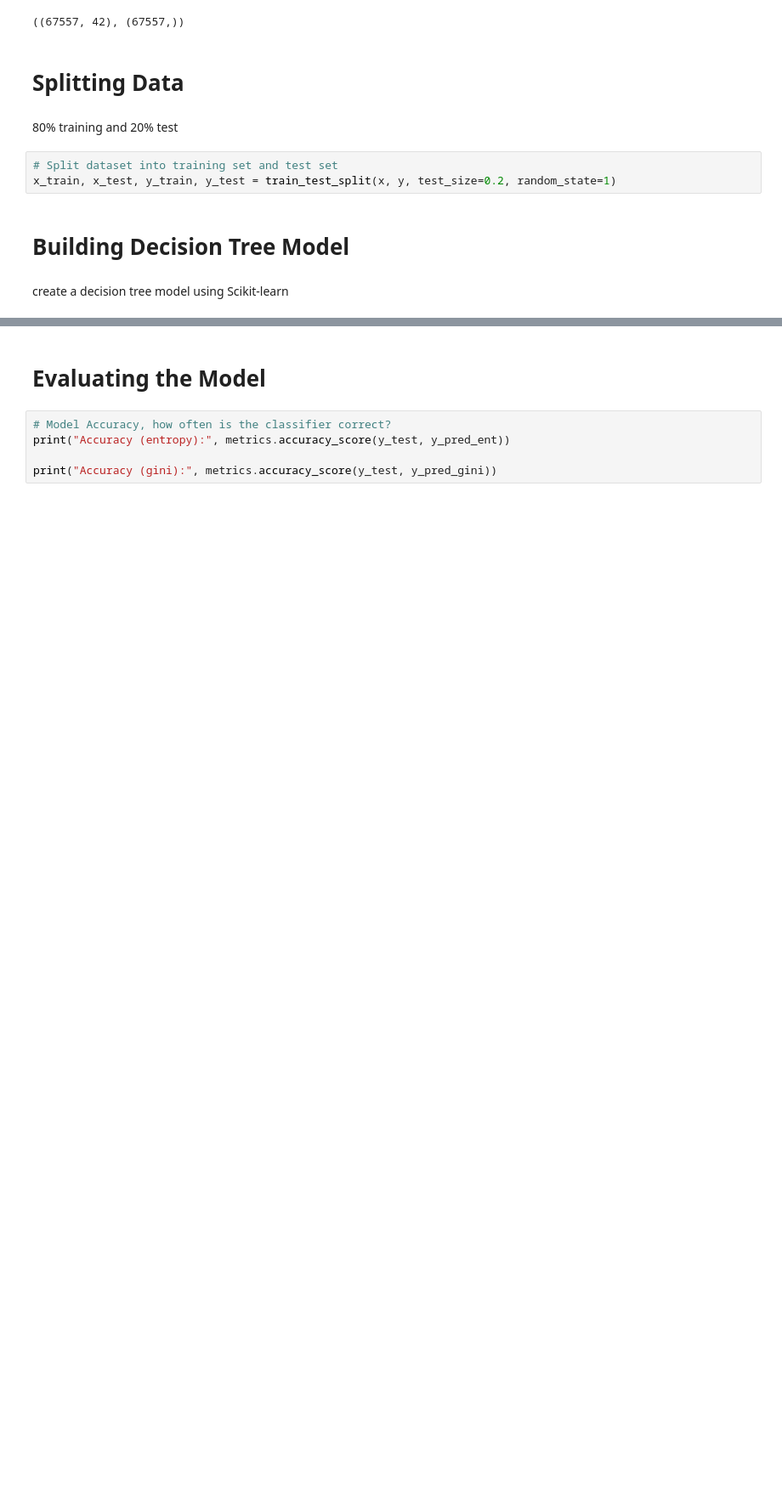
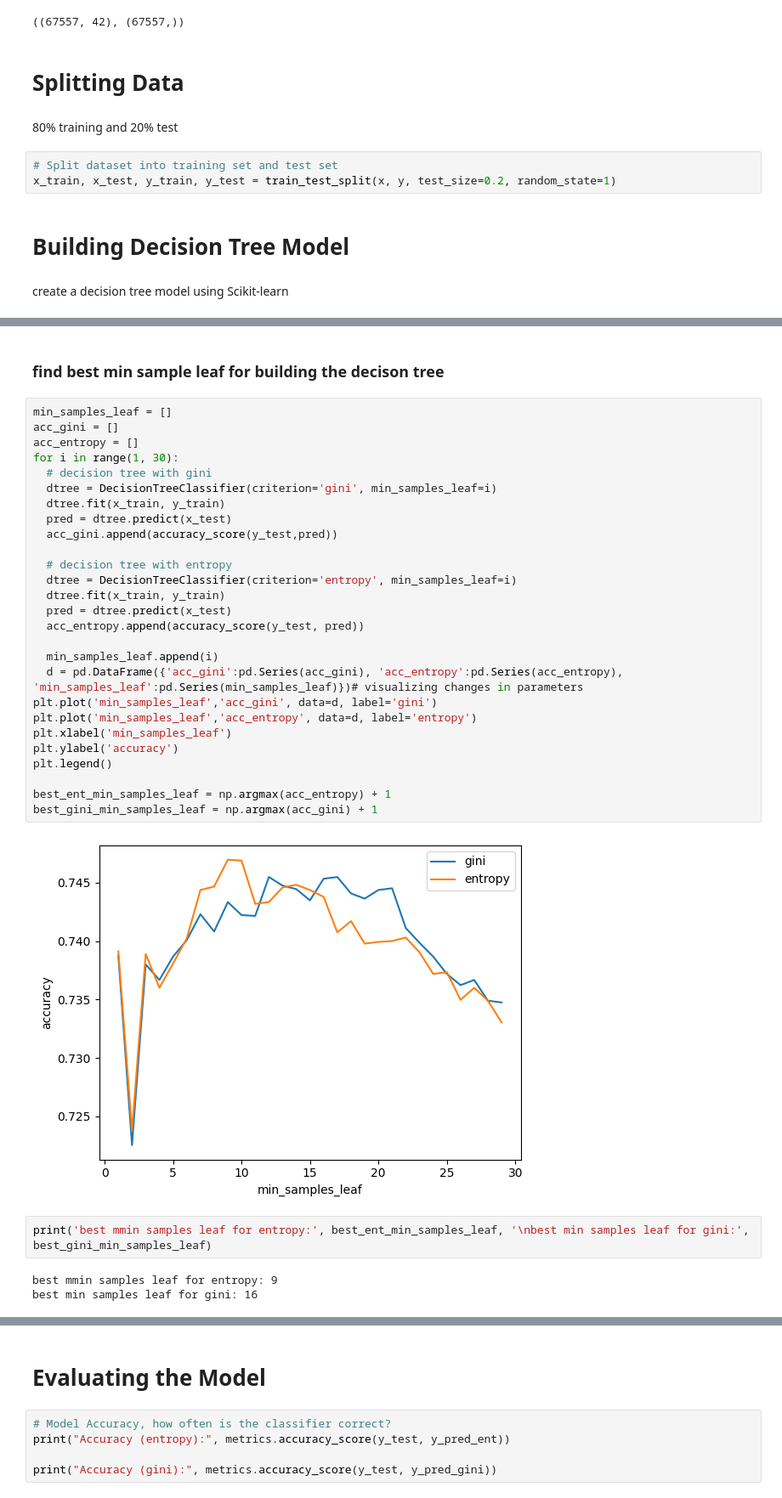
Before and after one commit to amirkasaei/Decision-Tree-Classifier-with-scikit-learn, a Jupyter notebook: Decision_Tree.ipynb, the cells around one changed output, grey strips where cells are left out. Shown at 85% size. Cells and saved outputs as stored; diff of their text form; blank space fills up the shorter version.

```diff
--- a/Decision_Tree.ipynb
+++ b/Decision_Tree.ipynb
@@ -109,0 +184,36 @@ y_pred_gini = dtc_gini.predict(x_test)
+# %% [markdown]
+### **find best min sample leaf for building the decison tree**
+# %%
+min_samples_leaf = []
+acc_gini = []
+acc_entropy = []
+for i in range(1, 30):
+  # decision tree with gini
+  dtree = DecisionTreeClassifier(criterion='gini', min_samples_leaf=i)
+  dtree.fit(x_train, y_train)
+  pred = dtree.predict(x_test)
+  acc_gini.append(accuracy_score(y_test,pred))
+
+  # decision tree with entropy
+  dtree = DecisionTreeClassifier(criterion='entropy', min_samples_leaf=i)
+  dtree.fit(x_train, y_train)
+  pred = dtree.predict(x_test)
+  acc_entropy.append(accuracy_score(y_test, pred))
+
+  min_samples_leaf.append(i)
+  d = pd.DataFrame({'acc_gini':pd.Series(acc_gini), 'acc_entropy':pd.Series(acc_entropy), 'min_samples_leaf':pd.Series(min_samples_leaf)})# visualizing changes in parameters
+plt.plot('min_samples_leaf','acc_gini', data=d, label='gini')
+plt.plot('min_samples_leaf','acc_entropy', data=d, label='entropy')
+plt.xlabel('min_samples_leaf')
+plt.ylabel('accuracy')
+plt.legend()
+
+best_ent_min_samples_leaf = np.argmax(acc_entropy) + 1
+best_gini_min_samples_leaf = np.argmax(acc_gini) + 1
+# %% [output]
+[figure, added]
+# %%
+print('best mmin samples leaf for entropy:', best_ent_min_samples_leaf, '\nbest min samples leaf for gini:', best_gini_min_samples_leaf)
+# %% [output]
+best mmin samples leaf for entropy: 9
+best min samples leaf for gini: 16
```
Also changed, not shown: parts of 34 cells of this notebook.
